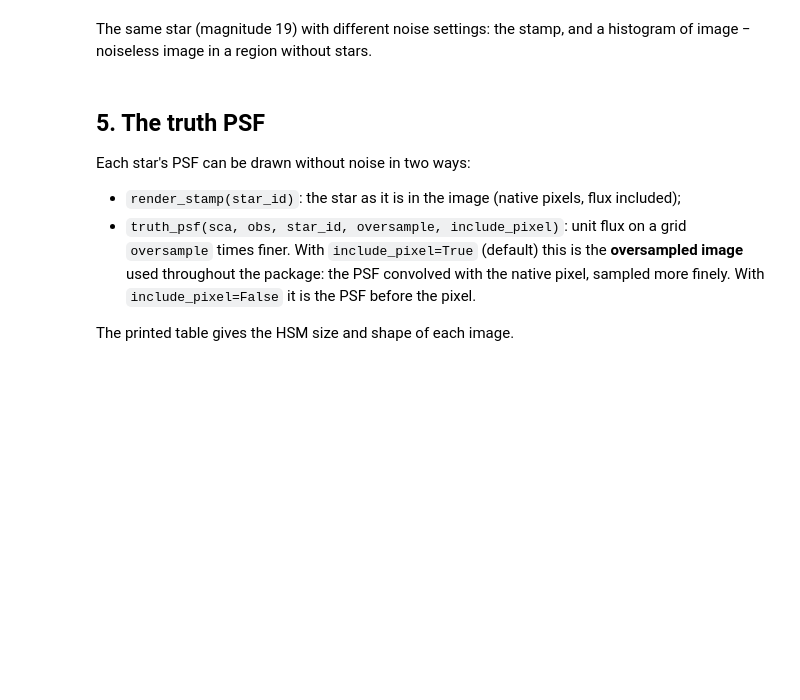
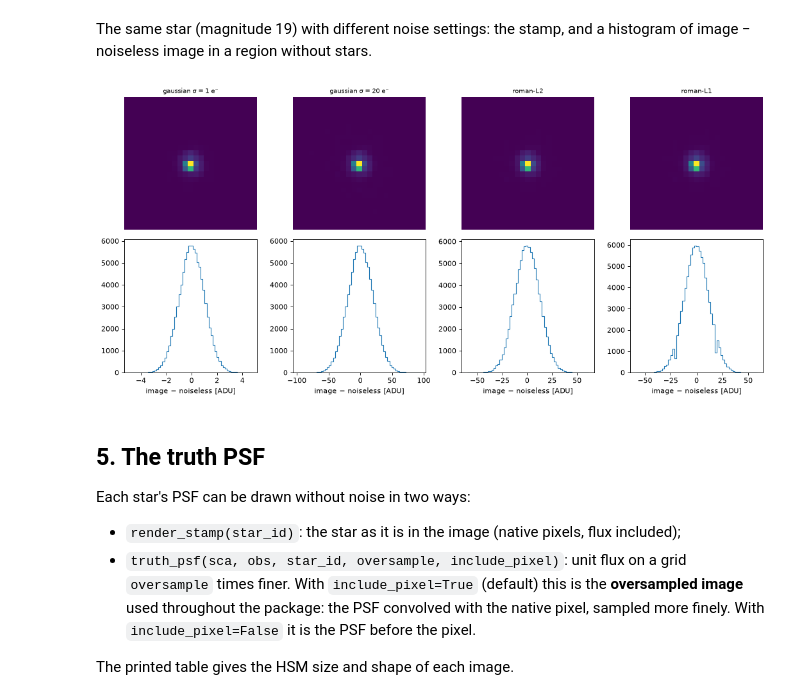
Before and after one commit to Roman-HLIS-Cosmology-PIT/psf-fomo, a Jupyter notebook: notebooks/01_simulation.ipynb, the cells around one changed output. Drawn from its saved outputs; the diff is of its cells as text; code cells hidden in the pictures; blank space fills up the shorter version.

```diff
--- a/notebooks/01_simulation.ipynb
+++ b/notebooks/01_simulation.ipynb
@@ -199,27 +230,29 @@ image − noiseless image in a region without stars.
 # %%
 noise_cases = {"gaussian σ = 1 e⁻": dict(kind="gaussian", sigma=1.0),
                "gaussian σ = 20 e⁻": dict(kind="gaussian", sigma=20.0),
-               "roman: read only": dict(kind="roman", effects=["read"]),
-               "roman: all effects": dict(kind="roman")}
+               "roman-L2": dict(kind="roman-L2"),
+               "roman-L1": dict(kind="roman-L1")}
 fig, axes = plt.subplots(2, len(noise_cases), figsize=(3.3 * len(noise_cases), 6.3))
 for k, (name, kwargs) in enumerate(noise_cases.items()):
     s = RomanSimulation(seed=15)
     s.set_brightness(mag=19)
     s.set_noise(**kwargs)
     r = s.run(save_noiseless=True)
     bounds = r.render_stamp(0).bounds
     axes[0, k].imshow(r.images[0, 1][bounds].array, origin="lower")
     axes[0, k].set_title(name, fontsize=9)
     axes[0, k].axis("off")
     box = galsim.BoundsI(100, 400, 100, 400)          # away from the star
     if (bounds & box).isDefined():
         box = galsim.BoundsI(3600, 3900, 3600, 3900)
     noise = (r.images[0, 1][box].array - r.noiseless[0, 1][box].array).ravel()
     axes[1, k].hist(noise, bins=60, histtype="step")
     axes[1, k].set_xlabel("image − noiseless [ADU]")
     del r
 fig.tight_layout()
 plt.show()
+# %% [output]
+[figure, added]
 # %% [markdown]
 ## 5. The truth PSF
 
```
Also changed, not shown: parts of 33 cells of this notebook, 3 other files.
